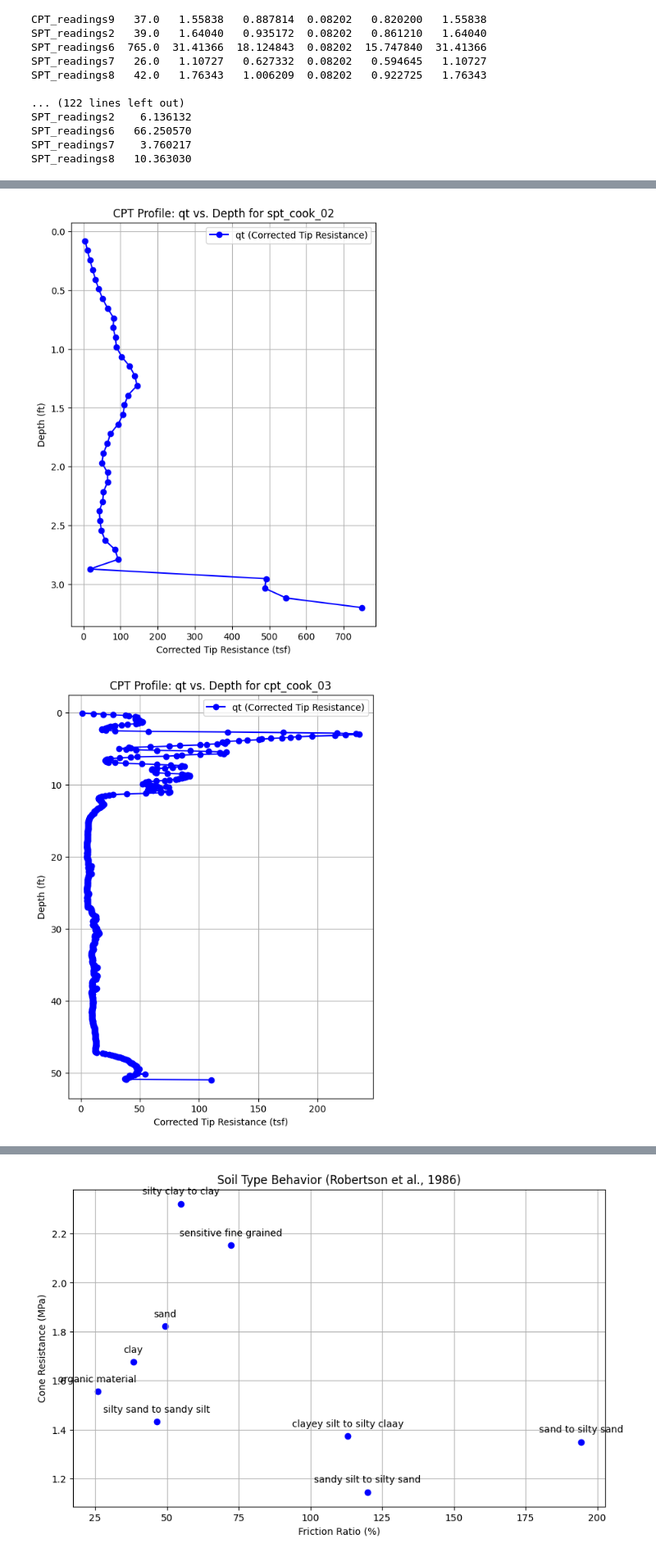
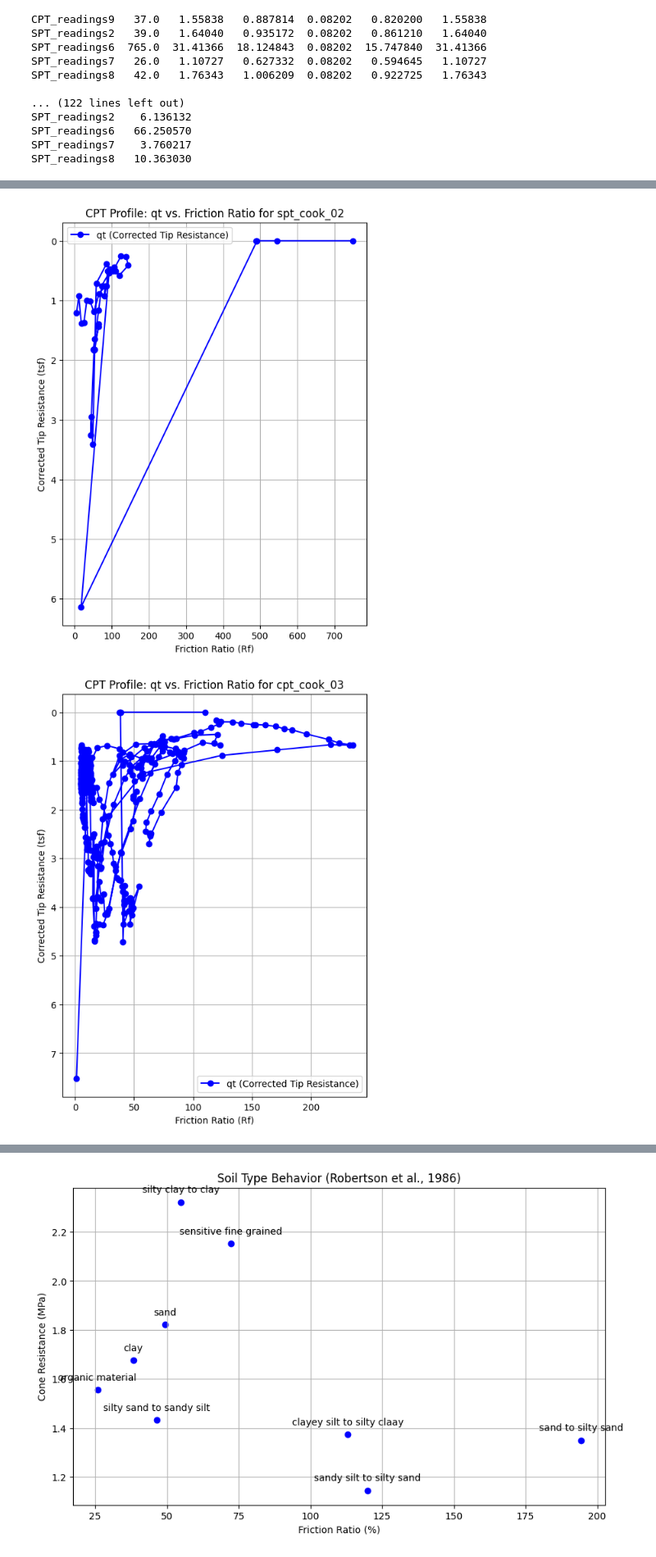
Before and after one commit to iGeology-Illinois/geol-581-module-3-principles-of-uncertainty-chapter-4-seanb7, a Jupyter notebook: Python Lab 4.ipynb, the cells around one changed output, grey strips where cells are left out. Shown at 82% size. Saved outputs shown, nothing was run; the diff lists cells and outputs as text; code cells hidden in the pictures.

```diff
--- a/Python Lab 4.ipynb
+++ b/Python Lab 4.ipynb
@@ -466,7 +481,7 @@ dataframe_names = ["cpt_cook_01", "spt_cook_02", "cpt_cook_03", "cpt_cook_04",
 # Loop through each DataFrame and create a plot
 for i, df in enumerate(dataframes):
     # Extract necessary columns
-    depth = df['Depth_ft']  # Assuming 'Depth_ft' is the depth column
+    depth = df['Rf_pct']  # Assuming 'Rf_pct' is the depth column
     qt = df['qt_tsf']     # Assuming 'qt_tsf' is the corrected tip resistance column
 
     # Create plot
@@ -477,9 +492,9 @@ for i, df in enumerate(dataframes):
     plt.gca().invert_yaxis()
 
     # Labels and title
-    plt.xlabel("Corrected Tip Resistance (tsf)")
-    plt.ylabel("Depth (ft)")
-    plt.title(f"CPT Profile: qt vs. Depth for {dataframe_names[i]}")
+    plt.xlabel("Friction Ratio (Rf)")
+    plt.ylabel("Corrected Tip Resistance (tsf)")
+    plt.title(f"CPT Profile: qt vs. Friction Ratio for {dataframe_names[i]}")
     plt.legend()
     plt.grid()
 
@@ -490,2 +505,2 @@ for i, df in enumerate(dataframes):
-[figure, old version]
+[figure, new version]
-[figure, old version]
+[figure, new version]
```
Also changed, not shown: parts of 2 cells of this notebook.
